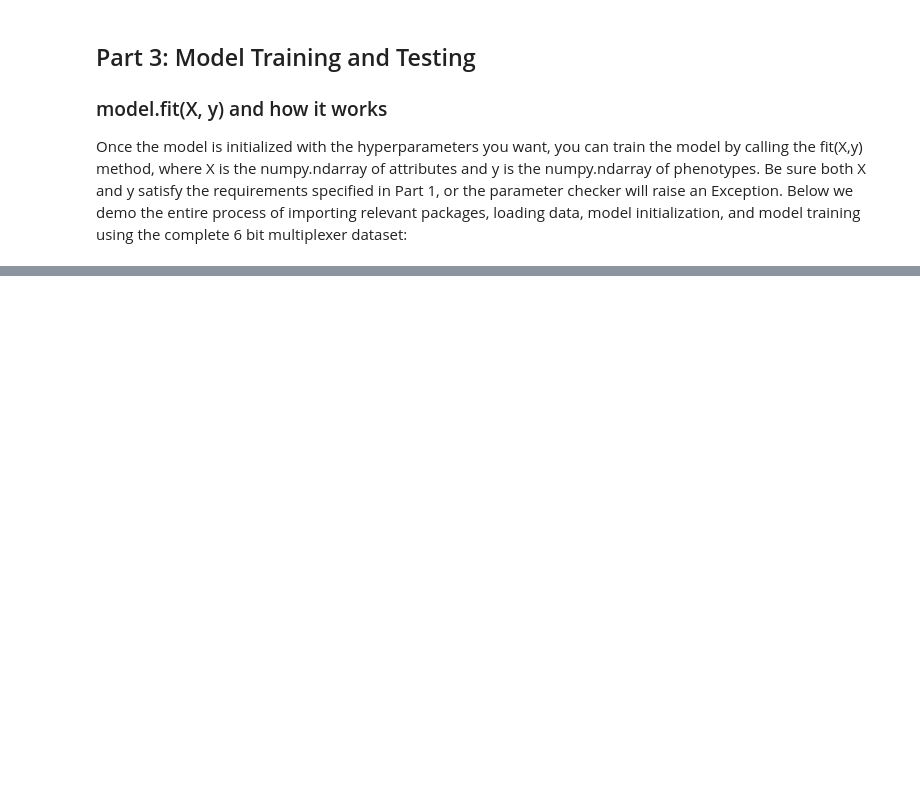
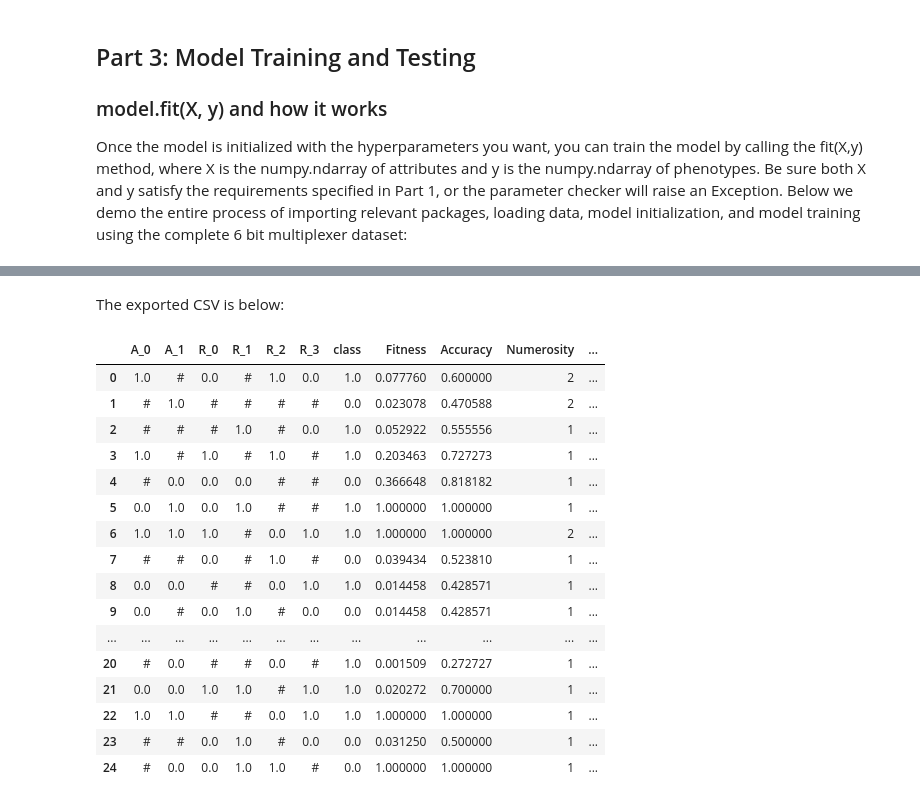
Before and after one commit to UrbsLab/scikit-eLCS, a Jupyter notebook: eLCS User Guide.ipynb, the cells around one changed output, grey strips where cells are left out. Drawn from its saved outputs; the diff is of its cells as text; code cells hidden in the pictures; blank space fills up the shorter version.

```diff
--- a/eLCS User Guide.ipynb
+++ b/eLCS User Guide.ipynb
@@ -474,0 +624,23 @@ All of the aforementioned data is saved within an IterationRecord object, under
+# %% [markdown]
+The exported CSV is below:
+# %%
+populationData = pd.read_csv("populationData.csv",skiprows=3)
+display(populationData)
+# %% [output]
+|  | A_0 | A_1 | R_0 | R_1 | R_2 | R_3 | class | Fitness | Accuracy | Numerosity | ... |
+| 0 | 1.0 | # | 0.0 | # | 1.0 | 0.0 | 1.0 | 0.077760 | 0.600000 | 2 | ... |
+| 1 | # | 1.0 | # | # | # | # | 0.0 | 0.023078 | 0.470588 | 2 | ... |
+| 2 | # | # | # | 1.0 | # | 0.0 | 1.0 | 0.052922 | 0.555556 | 1 | ... |
+| 3 | 1.0 | # | 1.0 | # | 1.0 | # | 1.0 | 0.203463 | 0.727273 | 1 | ... |
+| 4 | # | 0.0 | 0.0 | 0.0 | # | # | 0.0 | 0.366648 | 0.818182 | 1 | ... |
+| 5 | 0.0 | 1.0 | 0.0 | 1.0 | # | # | 1.0 | 1.000000 | 1.000000 | 1 | ... |
+| 6 | 1.0 | 1.0 | 1.0 | # | 0.0 | 1.0 | 1.0 | 1.000000 | 1.000000 | 2 | ... |
+| 7 | # | # | 0.0 | # | 1.0 | # | 0.0 | 0.039434 | 0.523810 | 1 | ... |
+| 8 | 0.0 | 0.0 | # | # | 0.0 | 1.0 | 1.0 | 0.014458 | 0.428571 | 1 | ... |
+| 9 | 0.0 | # | 0.0 | 1.0 | # | 0.0 | 0.0 | 0.014458 | 0.428571 | 1 | ... |
+| ... | ... | ... | ... | ... | ... | ... | ... | ... | ... | ... | ... |
+| 20 | # | 0.0 | # | # | 0.0 | # | 1.0 | 0.001509 | 0.272727 | 1 | ... |
+| 21 | 0.0 | 0.0 | 1.0 | 1.0 | # | 1.0 | 1.0 | 0.020272 | 0.700000 | 1 | ... |
+| 22 | 1.0 | 1.0 | # | # | 0.0 | 1.0 | 1.0 | 1.000000 | 1.000000 | 1 | ... |
+| 23 | # | # | 0.0 | 1.0 | # | 0.0 | 0.0 | 0.031250 | 0.500000 | 1 | ... |
+| 24 | # | 0.0 | 0.0 | 1.0 | 1.0 | # | 0.0 | 1.000000 | 1.000000 | 1 | ... |
```
Also changed, not shown: parts of 32 cells of this notebook, 3 other files.
